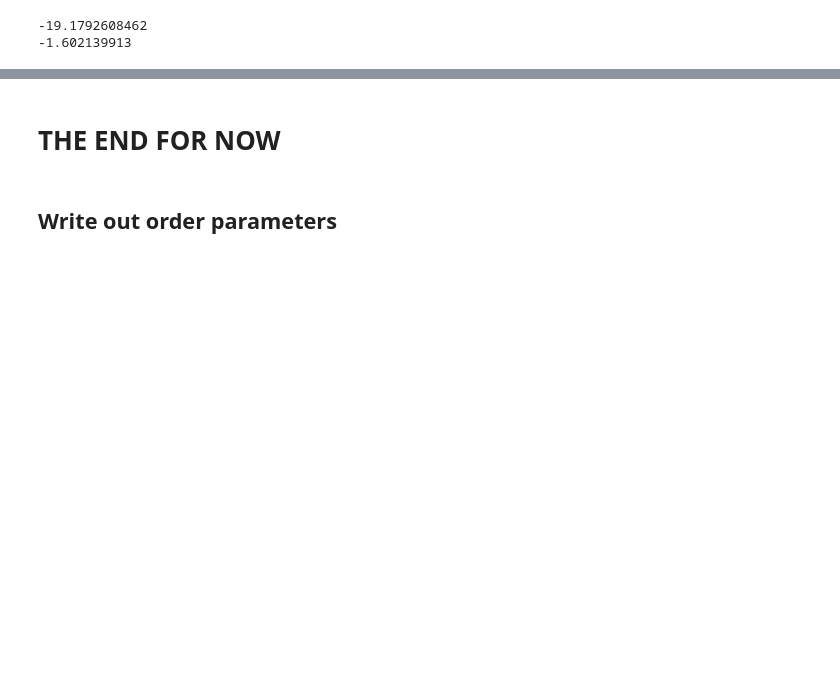
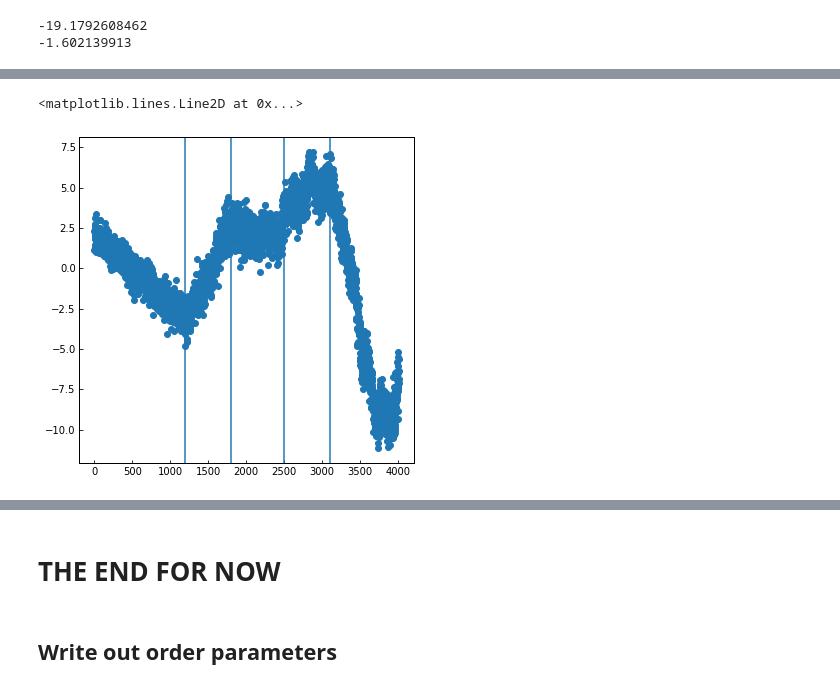
Before and after one commit to truskett-group-ut/hard_disks_pca, a Jupyter notebook: analysis_notebook.ipynb, the cells around one changed output, grey strips where cells are left out. Cells and saved outputs as stored; diff of their text form; code cells hidden in the pictures; blank space fills up the shorter version.

Commit message:
created analysis for evaporative crystallization

```diff
--- a/analysis_notebook.ipynb
+++ b/analysis_notebook.ipynb
@@ -1233,0 +1238,8 @@ print max(log(pops[:,0]))
+# %%
+N_nn = 100
+nn_inc = 1
+N_batch = 50
+batches_per_frame = 100
+splits = 5
+traj_type = 'gsd'
+shuffle_data = True
@@ -1233,0 +1248,5 @@ print max(log(pops[:,0]))
+# %%
+sim_index = 1
+filebase = 'p100_N4_{}'.format(sim_index)
+filename = '../../evap_cryst/{}/colloids.gsd'.format(filebase)
+#frames = ReadTraj(filename, traj_type='gsd', shuffle_data=True, randomize=True, remove_types=[])
@@ -1233,0 +1314,19 @@ print max(log(pops[:,0]))
+# %%
+PCS = []
+skip = batches_per_frame
+for i in arange(0, len(OPs), skip):
+    PCS.append(mean(OPs[i:i+skip], axis=0))
+PCS = array(PCS)
+# %%
+snap_index = arange(1,len(PCS)+1,1)
+
+#plt.scatter(snap_index, PCS[:,0])
+plt.scatter(snap_index, PCS[:,1])
+#plt.scatter(snap_index, PCS[:,2])
+plt.axvline(x=1200)
+plt.axvline(x=1800)
+plt.axvline(x=2500)
+plt.axvline(x=3100)
+# %% [output]
+<matplotlib.lines.Line2D at 0x...>
+[figure, added]
```
Also changed, not shown: parts of 45 cells of this notebook, 8 other files.
